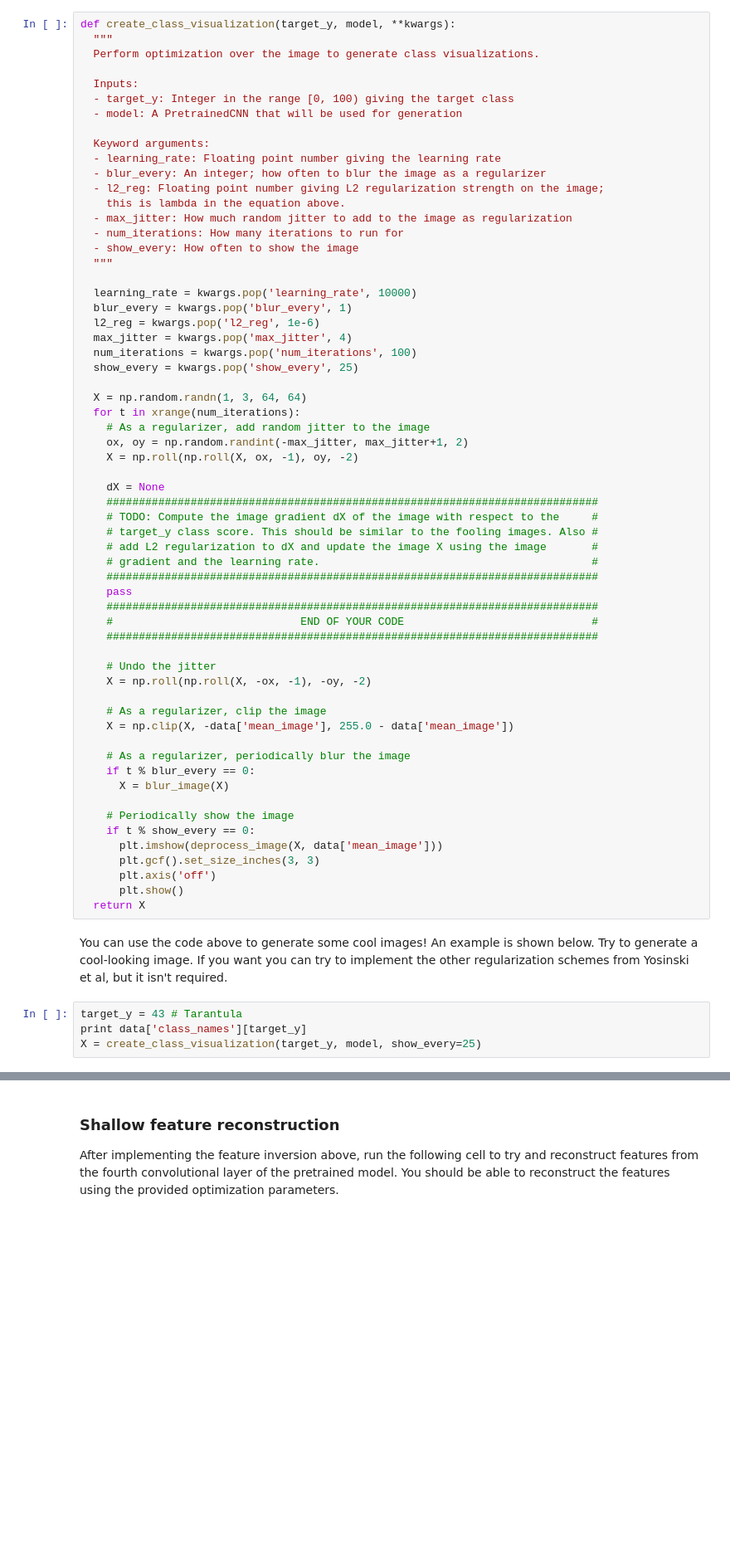
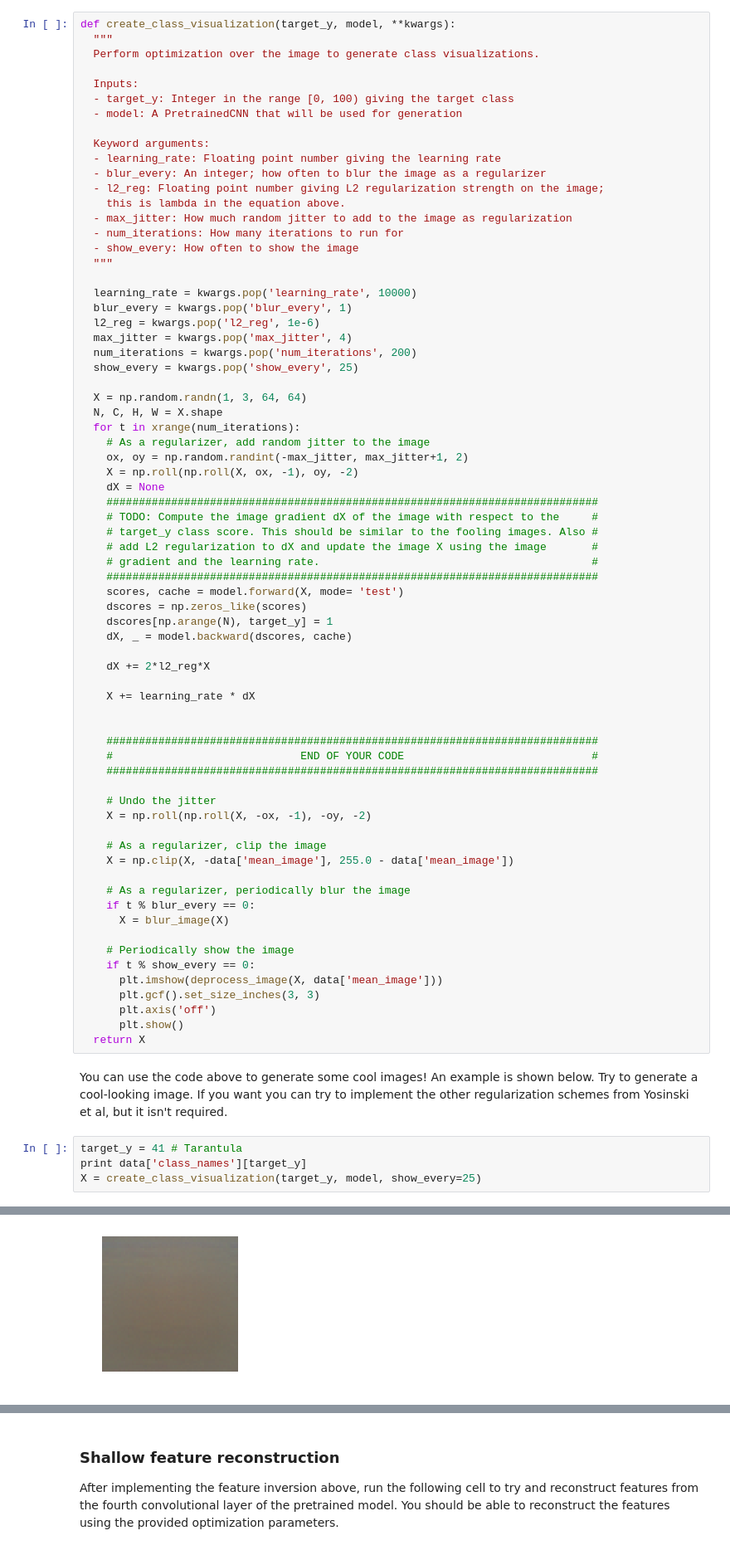
Before and after one commit to yasiemir/cs231n-winter_2016, a Jupyter notebook: assignment3/ImageGeneration.ipynb, the cells around one changed output, grey strips where cells are left out. Shown at 83% size. Drawn from its saved outputs; the diff is of its cells as text; blank space fills up the shorter version.

```diff
--- a/assignment3/ImageGeneration.ipynb
+++ b/assignment3/ImageGeneration.ipynb
@@ -75,15 +81,15 @@ def create_class_visualization(target_y, model, **kwargs):
   blur_every = kwargs.pop('blur_every', 1)
   l2_reg = kwargs.pop('l2_reg', 1e-6)
   max_jitter = kwargs.pop('max_jitter', 4)
-  num_iterations = kwargs.pop('num_iterations', 100)
+  num_iterations = kwargs.pop('num_iterations', 200)
   show_every = kwargs.pop('show_every', 25)
 
   X = np.random.randn(1, 3, 64, 64)
+  N, C, H, W = X.shape
   for t in xrange(num_iterations):
     # As a regularizer, add random jitter to the image
     ox, oy = np.random.randint(-max_jitter, max_jitter+1, 2)
     X = np.roll(np.roll(X, ox, -1), oy, -2)
-
     dX = None
     ############################################################################
     # TODO: Compute the image gradient dX of the image with respect to the     #
@@ -91,7 +97,16 @@ def create_class_visualization(target_y, model, **kwargs):
     # add L2 regularization to dX and update the image X using the image       #
     # gradient and the learning rate.                                          #
     ############################################################################
-    pass
+    scores, cache = model.forward(X, mode= 'test')
+    dscores = np.zeros_like(scores)
+    dscores[np.arange(N), target_y] = 1
+    dX, _ = model.backward(dscores, cache)
+
+    dX += 2*l2_reg*X
+
+    X += learning_rate * dX
+
+
     ############################################################################
     #                             END OF YOUR CODE                             #
     ############################################################################
@@ -116,6 +131,7 @@ def create_class_visualization(target_y, model, **kwargs):
 # %% [markdown]
 You can use the code above to generate some cool images! An example is shown below. Try to generate a cool-looking image. If you want you can try to implement the other regularization schemes from Yosinski et al, but it isn't required.
 # %%
-target_y = 43 # Tarantula
+target_y = 41 # Tarantula
 print data['class_names'][target_y]
 X = create_class_visualization(target_y, model, show_every=25)
+# %% [output]
@@ -121,0 +139 @@ X = create_class_visualization(target_y, model, show_every=25)
+[figure, added]
```
Also changed, not shown: parts of 7 cells of this notebook.
